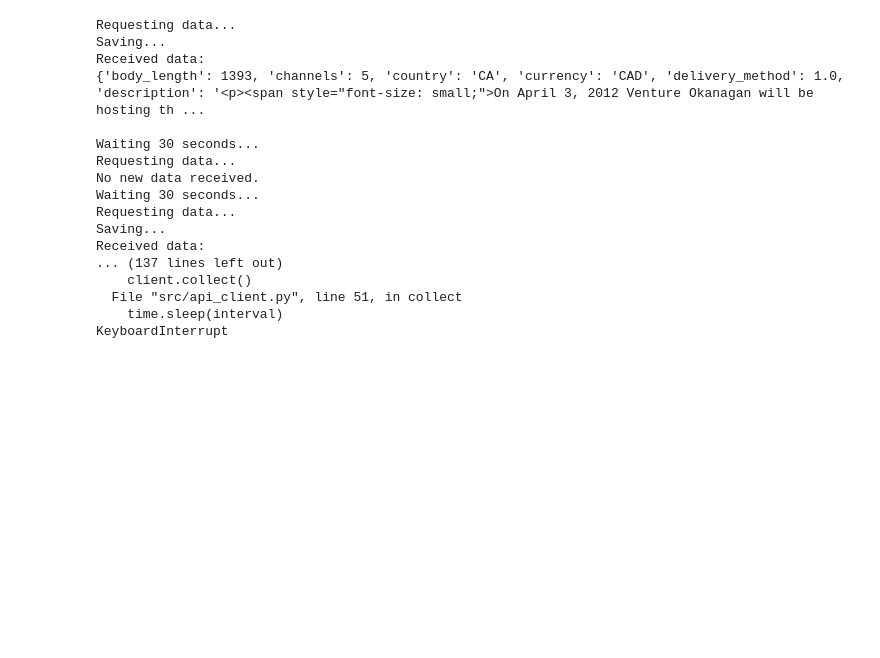
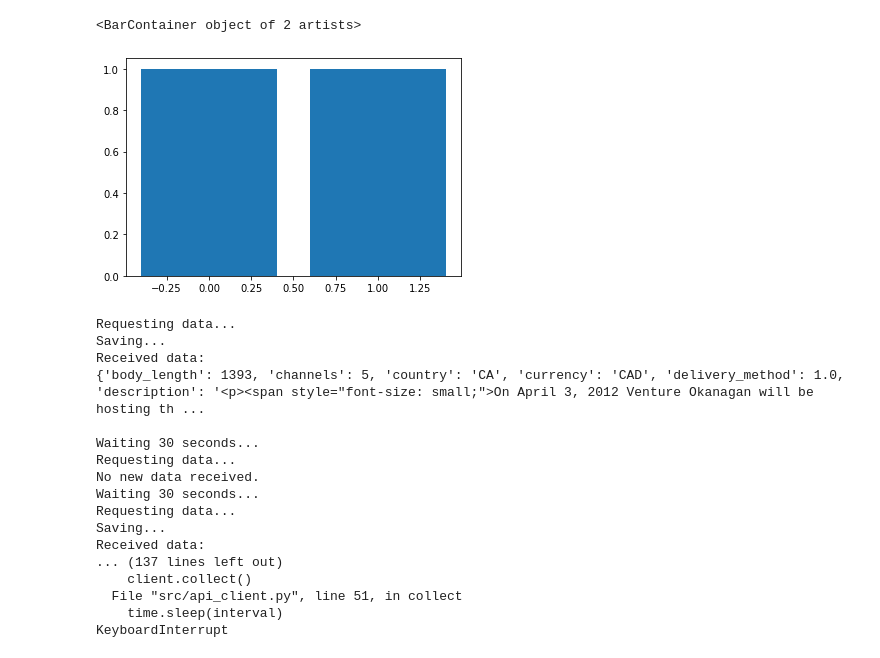
Before and after one commit to mkpetterson/Fraud_Detection, a Jupyter notebook: test.ipynb, the cells around one changed output. Drawn from its saved outputs; the diff is of its cells as text; code cells hidden in the pictures; blank space fills up the shorter version.

Commit message:
graph rendering on site

```diff
--- a/test.ipynb
+++ b/test.ipynb
@@ -8,3 +5,29 @@ dict
+# %%
+#Imports
+from flask import Flask, request
+app = Flask(__name__)
+from collections import Counter
+import matplotlib.pyplot as plt
+import numpy as np
+#from src import pred
+#from src import clean_data_func
+from src import api_client
+import pymongo
+from pymongo import MongoClient
+client = MongoClient('localhost', 27017)
+db = client.fraud_detection
+
+data = db.fraud_detection.find()
+count = Counter()
+for i in data:
+    count[i['data']['country']] += 1
+fig, ax = plt.subplots()
+x = np.arange(len(count.keys()))
+y = count.values()
+ax.bar(x, y)
+# %% [output]
+<BarContainer object of 2 artists>
+[figure, added]
 # %%
 !python src/api_client.py
 # %% [output]
```
Also changed, not shown: parts of 1 cell of this notebook, 2 other files.
